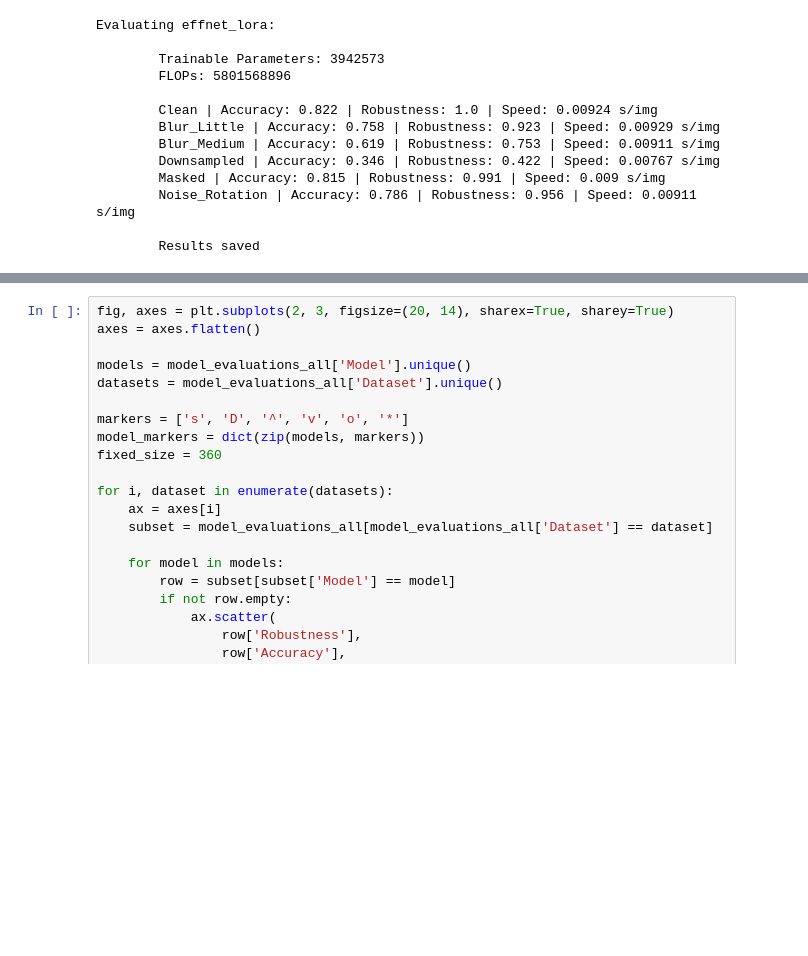
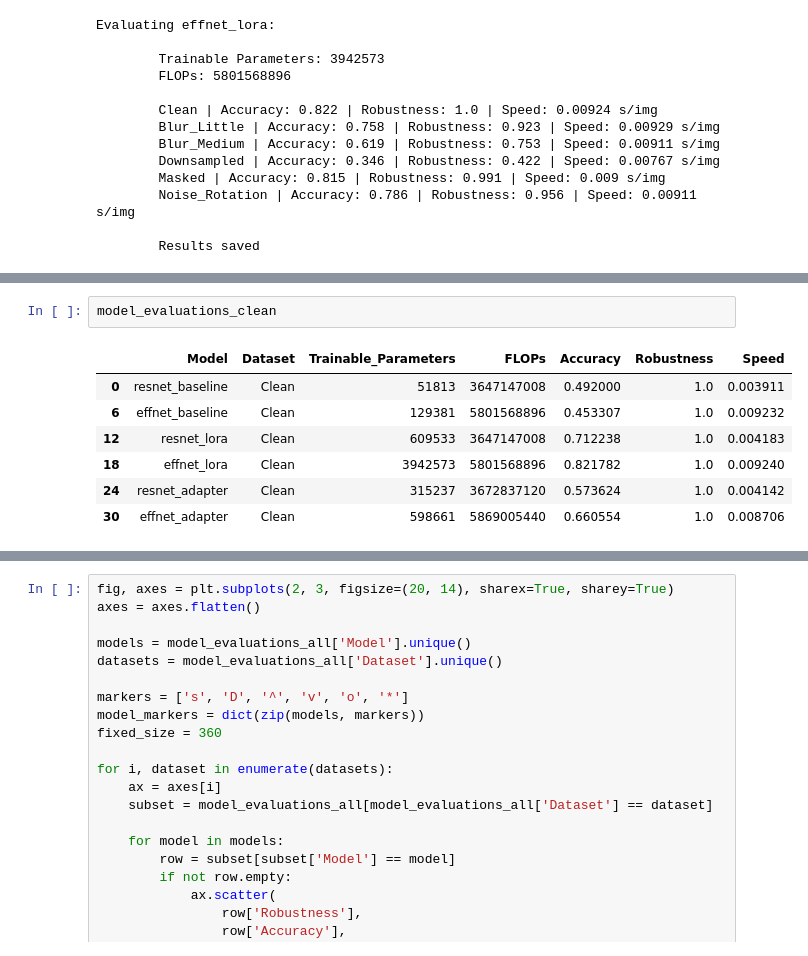
Before and after one commit to jgbreault/MealReveal, a Jupyter notebook: analysis.ipynb, the cells around one changed output, grey strips where cells are left out. Drawn from its saved outputs; the diff is of its cells as text; blank space fills up the shorter version.

```diff
--- a/analysis.ipynb
+++ b/analysis.ipynb
@@ -697,3 +707,13 @@ model_evaluations_all
+# %%
+model_evaluations_clean
+# %% [output]
+|  | Model | Dataset | Trainable_Parameters | FLOPs | Accuracy | Robustness | Speed |
+| 0 | resnet_baseline | Clean | 51813 | 3647147008 | 0.492000 | 1.0 | 0.003911 |
+| 6 | effnet_baseline | Clean | 129381 | 5801568896 | 0.453307 | 1.0 | 0.009232 |
+| 12 | resnet_lora | Clean | 609533 | 3647147008 | 0.712238 | 1.0 | 0.004183 |
+| 18 | effnet_lora | Clean | 3942573 | 5801568896 | 0.821782 | 1.0 | 0.009240 |
+| 24 | resnet_adapter | Clean | 315237 | 3672837120 | 0.573624 | 1.0 | 0.004142 |
+| 30 | effnet_adapter | Clean | 598661 | 5869005440 | 0.660554 | 1.0 | 0.008706 |
 # %%
 model_evaluations_clean = model_evaluations_all.query("Dataset == 'Clean'")
 model_evaluations_variants = model_evaluations_all.query("Dataset != 'Clean'")
```
Also changed, not shown: parts of 4 cells of this notebook, 3 other files.
